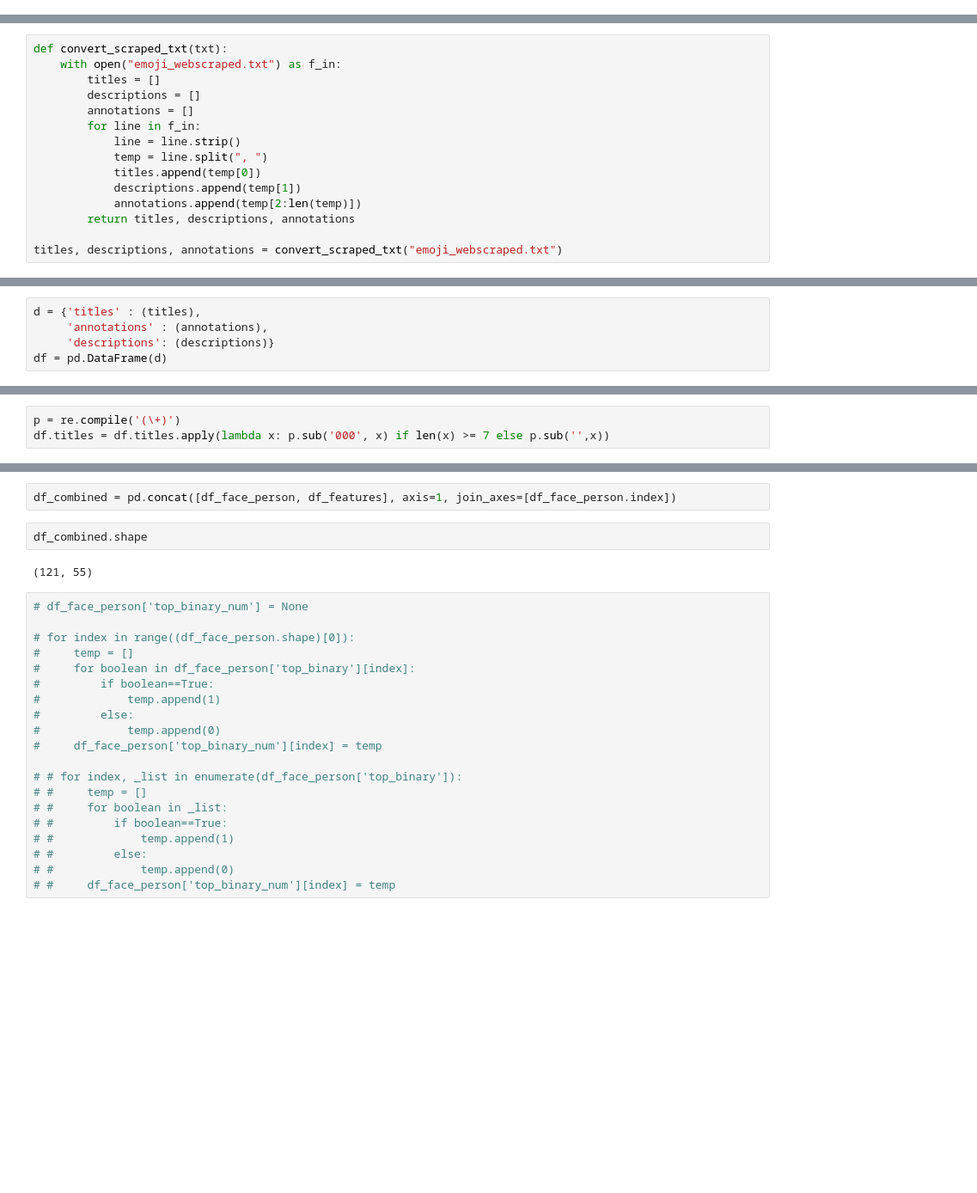
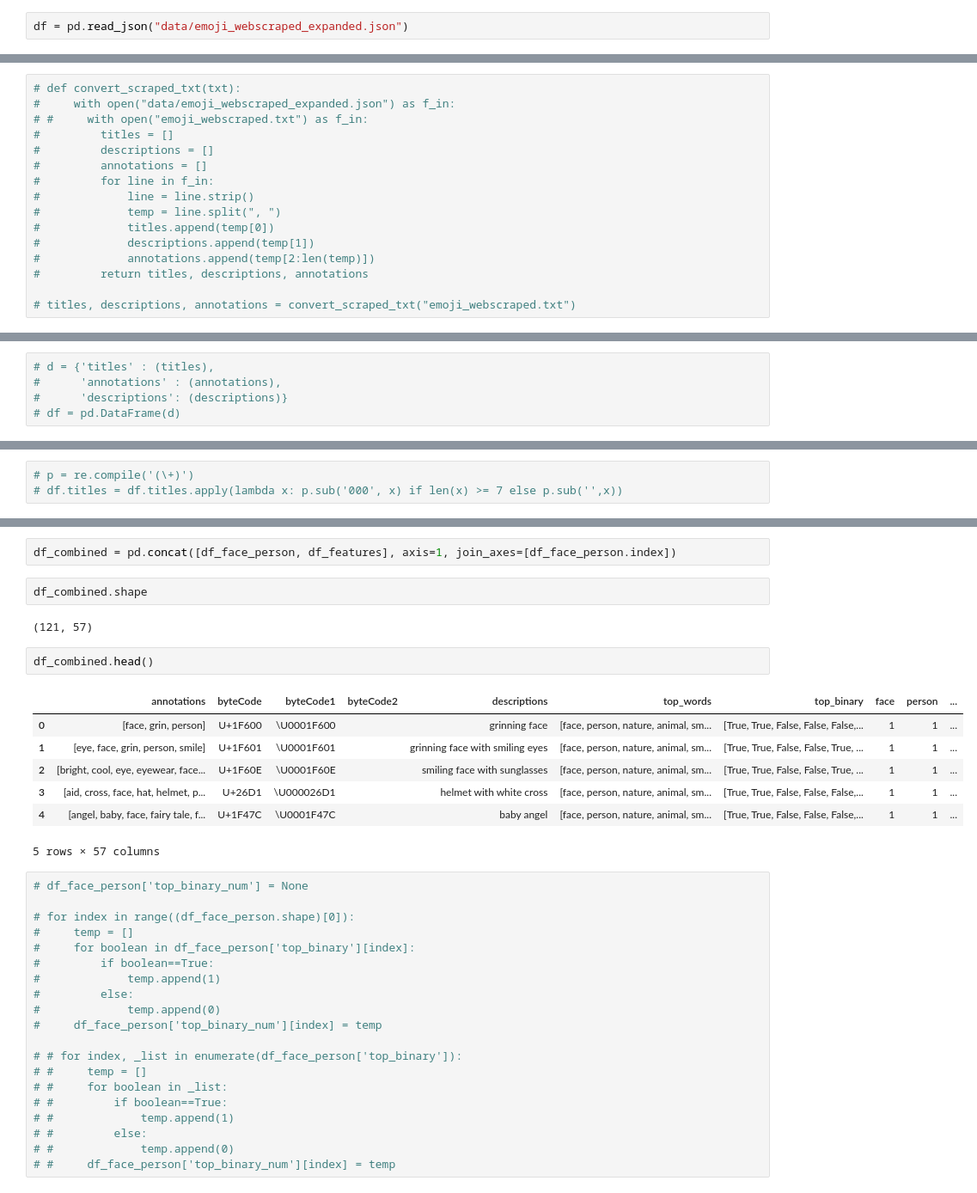
Before and after one commit to dandanbang/Emojineering, a Jupyter notebook: Clustering with Annotations.ipynb, the cells around one changed output, grey strips where cells are left out. Shown: that part at 86% size. Saved outputs shown, nothing was run; the diff lists cells and outputs as text; blank space fills up the shorter version.

```diff
--- a/Clustering with Annotations.ipynb
+++ b/Clustering with Annotations.ipynb
@@ -21,0 +24,2 @@ Function to convert the text file into a list of 1) titles 2) descriptions 3) an
+# %%
+df = pd.read_json("data/emoji_webscraped_expanded.json")
@@ -22,15 +37,16 @@ Function to convert the text file into a list of 1) titles 2) descriptions 3) an
 # %%
-def convert_scraped_txt(txt):
-    with open("emoji_webscraped.txt") as f_in:
-        titles = []
-        descriptions = []
-        annotations = []
-        for line in f_in:
-            line = line.strip()
-            temp = line.split(", ")
-            titles.append(temp[0])
-            descriptions.append(temp[1])
-            annotations.append(temp[2:len(temp)])
-        return titles, descriptions, annotations
+# def convert_scraped_txt(txt):
+#     with open("data/emoji_webscraped_expanded.json") as f_in:
+# #     with open("emoji_webscraped.txt") as f_in:
+#         titles = []
+#         descriptions = []
+#         annotations = []
+#         for line in f_in:
+#             line = line.strip()
+#             temp = line.split(", ")
+#             titles.append(temp[0])
+#             descriptions.append(temp[1])
+#             annotations.append(temp[2:len(temp)])
+#         return titles, descriptions, annotations
 
-titles, descriptions, annotations = convert_scraped_txt("emoji_webscraped.txt")
+# titles, descriptions, annotations = convert_scraped_txt("emoji_webscraped.txt")
@@ -47,6 +53,6 @@ print(len(annotations))
 # %%
-d = {'titles' : (titles),
-     'annotations' : (annotations),
-     'descriptions': (descriptions)}
-df = pd.DataFrame(d)
+# d = {'titles' : (titles),
+#      'annotations' : (annotations),
+#      'descriptions': (descriptions)}
+# df = pd.DataFrame(d)
 # %%
@@ -56,4 +60,4 @@ len(df.titles.iloc[16])
 # %%
-p = re.compile('(\+)')
-df.titles = df.titles.apply(lambda x: p.sub('000', x) if len(x) >= 7 else p.sub('',x))
+# p = re.compile('(\+)')
+# df.titles = df.titles.apply(lambda x: p.sub('000', x) if len(x) >= 7 else p.sub('',x))
 # %%
@@ -141,7 +151,17 @@ df_combined = pd.concat([df_face_person, df_features], axis=1, join_axes=[df_fac
 # %%
 df_combined.shape
 # %% [output]
-(121, 55)
+(121, 57)
+# %%
+df_combined.head()
+# %% [output]
+|  | annotations | byteCode | byteCode1 | byteCode2 | descriptions | top_words | top_binary | face | person | ... |
+| 0 | [face, grin, person] | U+1F600 | \U0001F600 |  | grinning face | [face, person, nature, animal, sm... | [True, True, False, False, False,... | 1 | 1 | ... |
+| 1 | [eye, face, grin, person, smile] | U+1F601 | \U0001F601 |  | grinning face with smiling eyes | [face, person, nature, animal, sm... | [True, True, False, False, True, ... | 1 | 1 | ... |
+| 2 | [bright, cool, eye, eyewear, face... | U+1F60E | \U0001F60E |  | smiling face with sunglasses | [face, person, nature, animal, sm... | [True, True, False, False, True, ... | 1 | 1 | ... |
+| 3 | [aid, cross, face, hat, helmet, p... | U+26D1 | \U000026D1 |  | helmet with white cross | [face, person, nature, animal, sm... | [True, True, False, False, False,... | 1 | 1 | ... |
+| 4 | [angel, baby, face, fairy tale, f... | U+1F47C | \U0001F47C |  | baby angel | [face, person, nature, animal, sm... | [True, True, False, False, False,... | 1 | 1 | ... |
+5 rows × 57 columns
 # %%
 # df_face_person['top_binary_num'] = None
 
```
Also changed, not shown: parts of 43 cells of this notebook.
